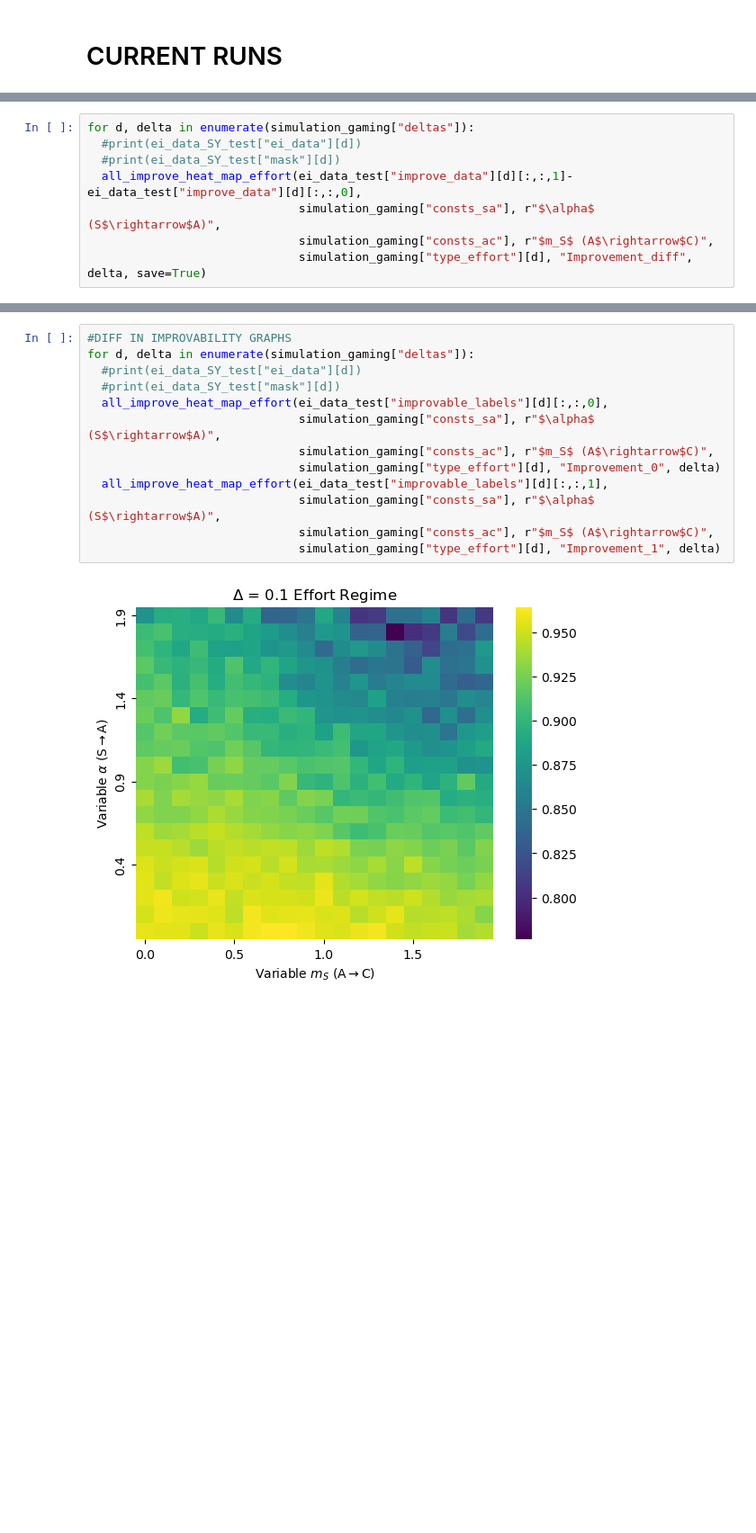
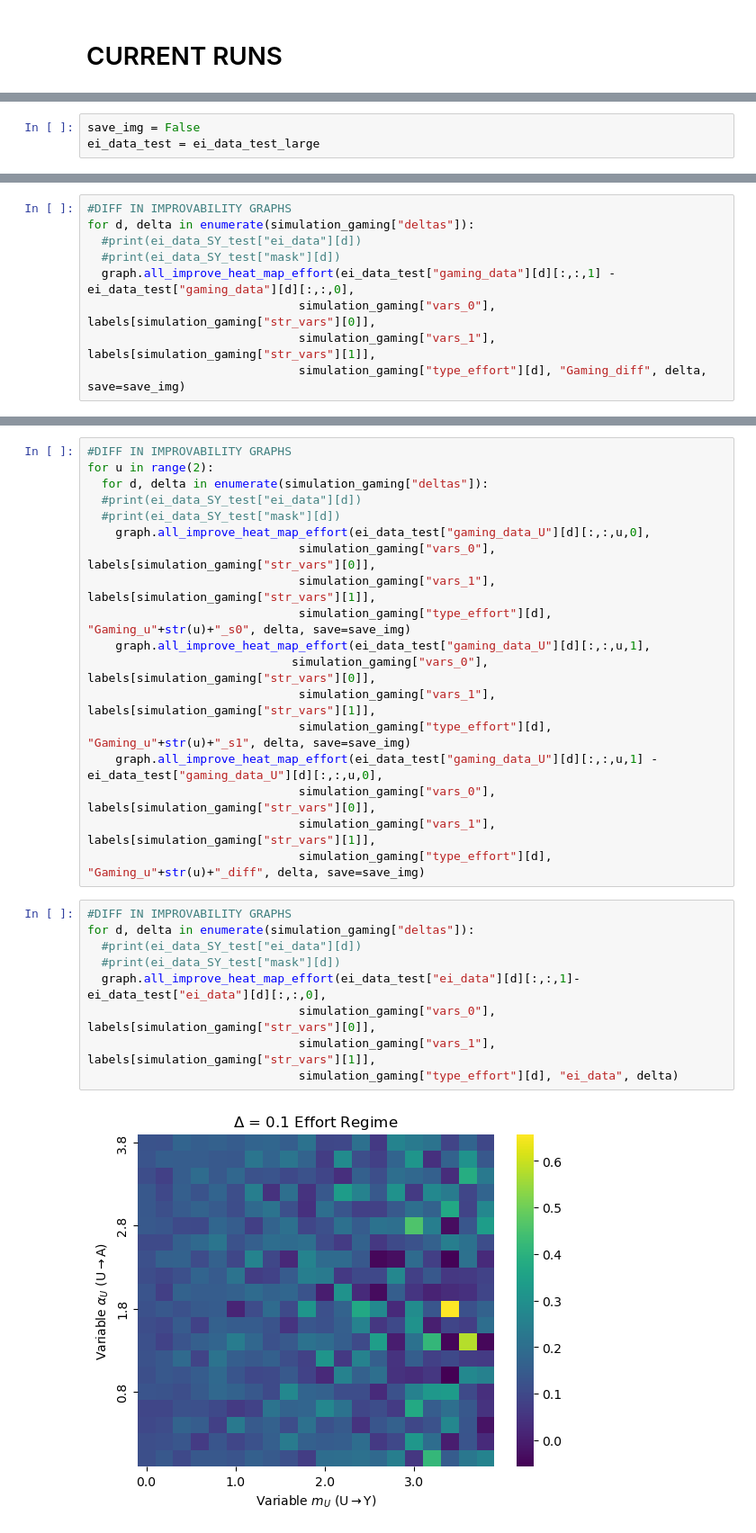
Before and after one commit to sgunlukMILA/performative_pred_fairness, a Jupyter notebook: initial_sim.ipynb, the cells around one changed output, grey strips where cells are left out. Shown at 90% size. Saved outputs shown, nothing was run; the diff lists cells and outputs as text; blank space fills up the shorter version.

```diff
--- a/initial_sim.ipynb
+++ b/initial_sim.ipynb
@@ -657,3 +339,6 @@ with warnings.catch_warnings():
+# %%
+save_img = False
+ei_data_test = ei_data_test_large
 # %%
 #DIFF IN IMPROVABILITY GRAPHS
 for d, delta in enumerate(simulation_gaming["deltas"]):
@@ -727,9 +644,10 @@ all_improve_heat_map_effort(ei_data_test["pred_feature_weights"][1],
 # %%
+#DIFF IN IMPROVABILITY GRAPHS
 for d, delta in enumerate(simulation_gaming["deltas"]):
   #print(ei_data_SY_test["ei_data"][d])
   #print(ei_data_SY_test["mask"][d])
-  all_improve_heat_map_effort(ei_data_test["improve_data"][d][:,:,1]- ei_data_test["improve_data"][d][:,:,0],
-                              simulation_gaming["consts_sa"], r"$\alpha$ (S$\rightarrow$A)",
-                              simulation_gaming["consts_ac"], r"$m_S$ (A$\rightarrow$C)",
-                              simulation_gaming["type_effort"][d], "Improvement_diff", delta, save=True)
+  graph.all_improve_heat_map_effort(ei_data_test["gaming_data"][d][:,:,1] - ei_data_test["gaming_data"][d][:,:,0],
+                              simulation_gaming["vars_0"], labels[simulation_gaming["str_vars"][0]],
+                              simulation_gaming["vars_1"], labels[simulation_gaming["str_vars"][1]],
+                              simulation_gaming["type_effort"][d], "Gaming_diff", delta, save=save_img)
 # %% [output]
@@ -743,15 +660,29 @@ for d, delta in enumerate(simulation_gaming["deltas"]):
+# %%
+#DIFF IN IMPROVABILITY GRAPHS
+for u in range(2):
+  for d, delta in enumerate(simulation_gaming["deltas"]):
+  #print(ei_data_SY_test["ei_data"][d])
+  #print(ei_data_SY_test["mask"][d])
+    graph.all_improve_heat_map_effort(ei_data_test["gaming_data_U"][d][:,:,u,0],
+                              simulation_gaming["vars_0"], labels[simulation_gaming["str_vars"][0]],
+                              simulation_gaming["vars_1"], labels[simulation_gaming["str_vars"][1]],
+                              simulation_gaming["type_effort"][d], "Gaming_u"+str(u)+"_s0", delta, save=save_img)
+    graph.all_improve_heat_map_effort(ei_data_test["gaming_data_U"][d][:,:,u,1],
+                             simulation_gaming["vars_0"], labels[simulation_gaming["str_vars"][0]],
+                              simulation_gaming["vars_1"], labels[simulation_gaming["str_vars"][1]],
+                              simulation_gaming["type_effort"][d], "Gaming_u"+str(u)+"_s1", delta, save=save_img)
+    graph.all_improve_heat_map_effort(ei_data_test["gaming_data_U"][d][:,:,u,1] - ei_data_test["gaming_data_U"][d][:,:,u,0],
+                              simulation_gaming["vars_0"], labels[simulation_gaming["str_vars"][0]],
+                              simulation_gaming["vars_1"], labels[simulation_gaming["str_vars"][1]],
+                              simulation_gaming["type_effort"][d], "Gaming_u"+str(u)+"_diff", delta, save=save_img)
 # %%
 #DIFF IN IMPROVABILITY GRAPHS
 for d, delta in enumerate(simulation_gaming["deltas"]):
   #print(ei_data_SY_test["ei_data"][d])
   #print(ei_data_SY_test["mask"][d])
-  all_improve_heat_map_effort(ei_data_test["improvable_labels"][d][:,:,0],
-                              simulation_gaming["consts_sa"], r"$\alpha$ (S$\rightarrow$A)",
-                              simulation_gaming["consts_ac"], r"$m_S$ (A$\rightarrow$C)",
-                              simulation_gaming["type_effort"][d], "Improvement_0", delta)
-  all_improve_heat_map_effort(ei_data_test["improvable_labels"][d][:,:,1],
-                              simulation_gaming["consts_sa"], r"$\alpha$ (S$\rightarrow$A)",
-                              simulation_gaming["consts_ac"], r"$m_S$ (A$\rightarrow$C)",
-                              simulation_gaming["type_effort"][d], "Improvement_1", delta)
+  graph.all_improve_heat_map_effort(ei_data_test["ei_data"][d][:,:,1]- ei_data_test["ei_data"][d][:,:,0],
+                              simulation_gaming["vars_0"], labels[simulation_gaming["str_vars"][0]],
+                              simulation_gaming["vars_1"], labels[simulation_gaming["str_vars"][1]],
+                              simulation_gaming["type_effort"][d], "ei_data", delta)
 # %% [output]
-[figure, old version]
+[figure, new version]
```
Also changed, not shown: parts of 32 cells of this notebook, 5 other files.
